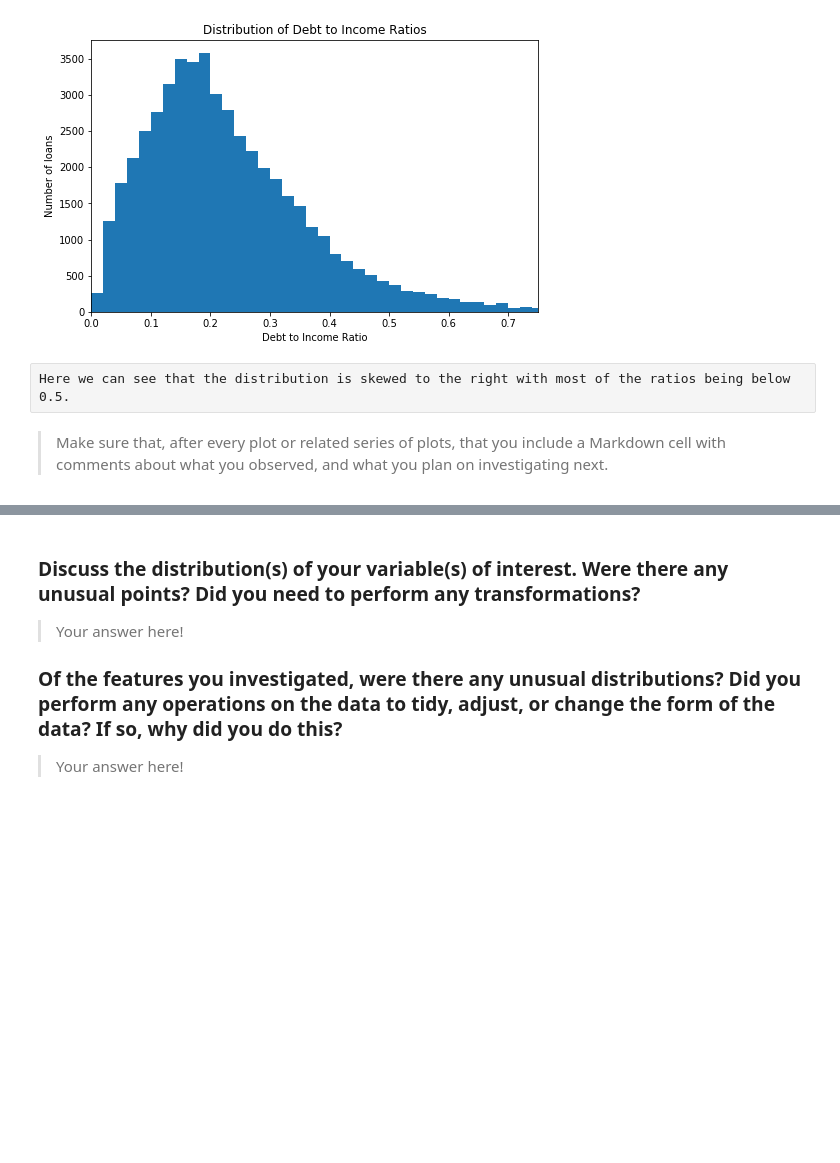
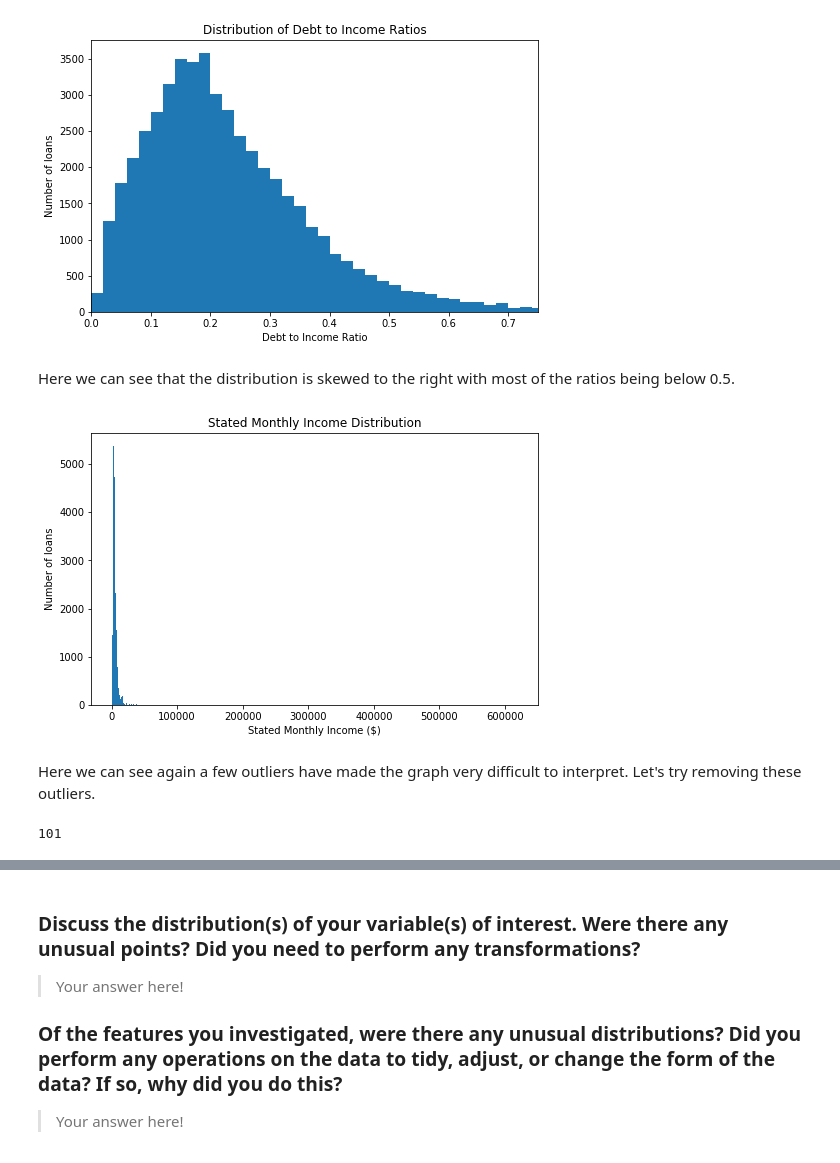
Before and after one commit to Jeffro80/DAND_Communicate_Findings, a Jupyter notebook: exploration-WORKING.ipynb, the cells around one changed output, grey strips where cells are left out. Cells and saved outputs as stored; diff of their text form; code cells hidden in the pictures; blank space fills up the shorter version.

Commit message:
Add stated monthly income plot

```diff
--- a/exploration-WORKING.ipynb
+++ b/exploration-WORKING.ipynb
@@ -577,9 +577,25 @@ plt.xlim(0,0.75)
 plt.show()
 # %% [output]
 [figure]
-# %% [raw]
-Here we can see that the distribution is skewed to the right with most of the ratios being below 0.5.
-# %% [markdown]
-> Make sure that, after every plot or related series of plots, that you
-include a Markdown cell with comments about what you observed, and what
-you plan on investigating next.
+# %% [markdown]
+Here we can see that the distribution is skewed to the right with most of the ratios being below 0.5.
+# %%
+# Plot StatedMonthlyIncome column
+binsize = 500
+bins = np.arange(0, loans['StatedMonthlyIncome'].max()+binsize, binsize)
+
+plt.figure(figsize=[8, 5])
+plt.hist(data = loans, x = 'StatedMonthlyIncome', bins = bins)
+plt.xlabel('Stated Monthly Income ($)')
+plt.ylabel('Number of loans')
+plt.title('Stated Monthly Income Distribution')
+plt.show()
+# %% [output]
+[figure, added]
+# %% [markdown]
+Here we can see again a few outliers have made the graph very difficult to interpret. Let's try removing these outliers.
+# %%
+income_outliers = loans['StatedMonthlyIncome'] > 30000
+income_outliers.sum()
+# %% [output]
+101
```
Also changed, not shown: parts of 4 cells of this notebook.
